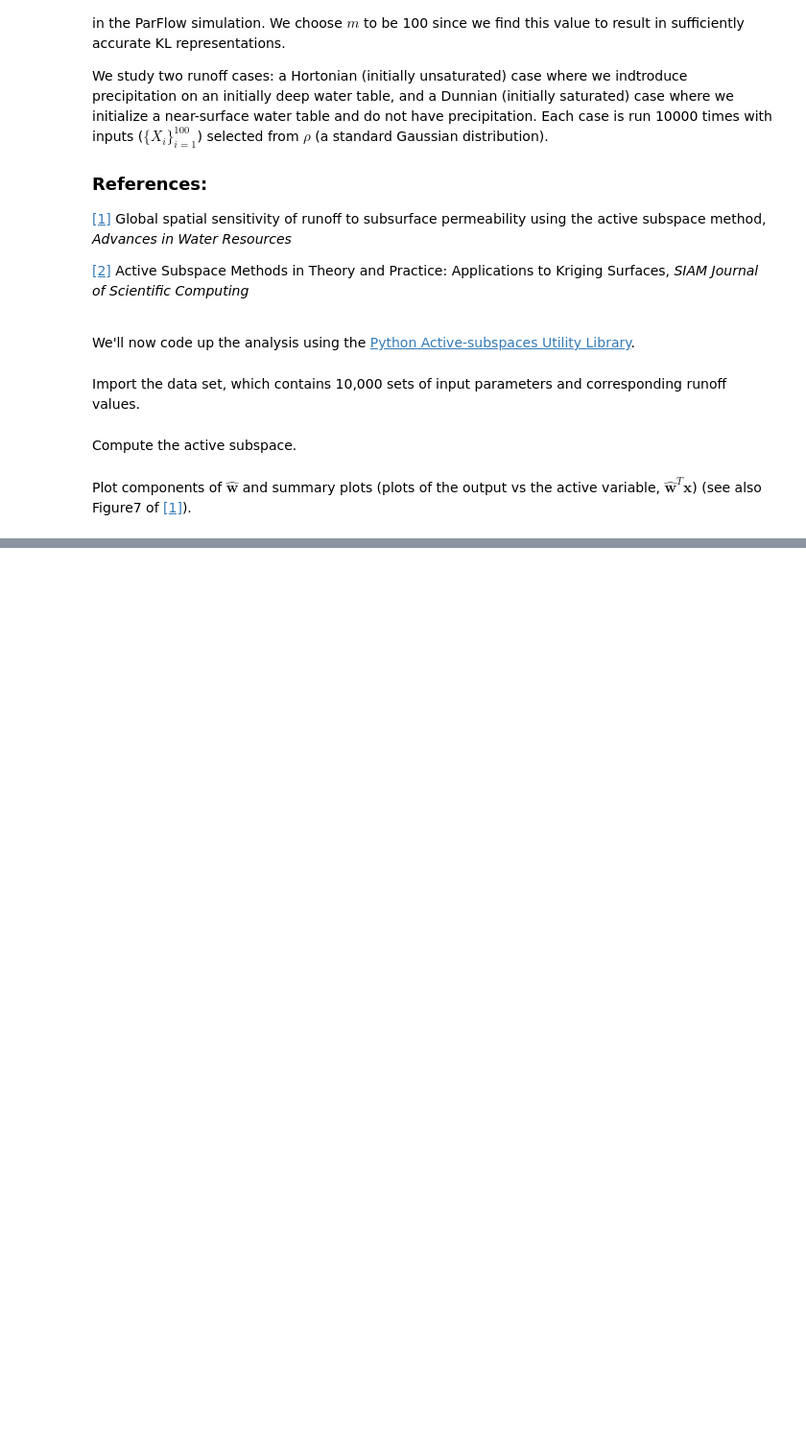
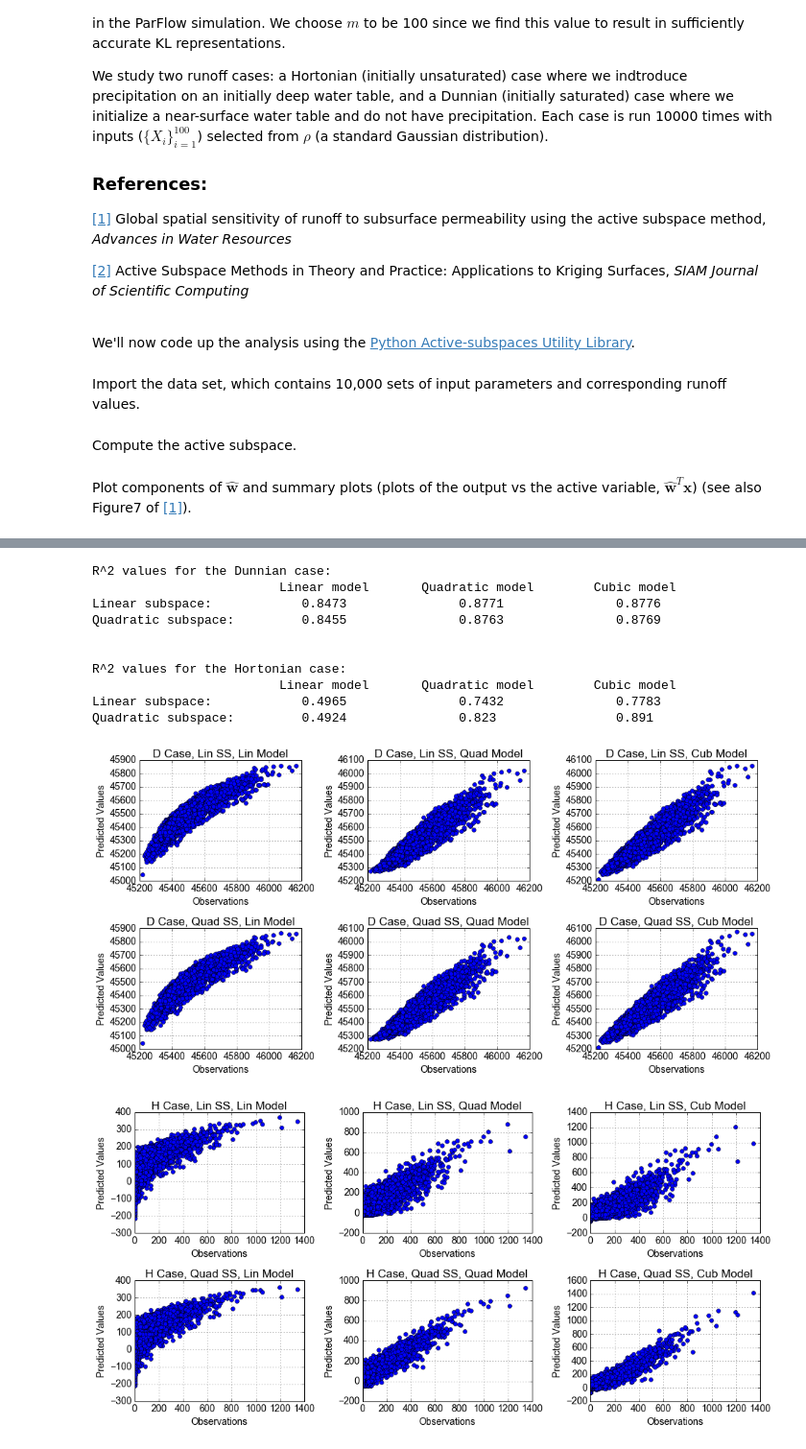
Before and after one commit to paulcon/as-data-sets, a Jupyter notebook: Subsurface_Permeability/Subsurface_permeability.ipynb, the cells around one changed output, grey strips where cells are left out. Shown at 96% size. Cells and saved outputs as stored; diff of their text form; code cells hidden in the pictures; blank space fills up the shorter version.

```diff
--- a/Subsurface_Permeability/Subsurface_permeability.ipynb
+++ b/Subsurface_Permeability/Subsurface_permeability.ipynb
@@ -141,0 +223,68 @@ Overall, active subspaces have helped us in characterizing runoff sensitivity to
+# %%
+#Partition subspaces according to eigenvalue gaps
+ss_sat.partition(1); ss_quad_sat.partition(1)
+ss_unsat.partition(3); ss_quad_unsat.partition(3)
+
+#Lists of R^2 values
+Rsqr_sat = [[], []]; Rsqr_unsat = [[], []]
+
+#response surface objects
+RS_lin = ac.utils.response_surfaces.PolynomialApproximation(1)
+RS_quad = ac.utils.response_surfaces.PolynomialApproximation(2)
+RS_cub = ac.utils.response_surfaces.PolynomialApproximation(3)
+
+RS = [RS_lin, RS_quad, RS_cub]
+sat = [ss_sat, ss_quad_sat]; unsat = [ss_unsat, ss_quad_unsat]
+
+#Plot data vs fitted values for the Dunnian case
+fig, axes = plt.subplots(2, 3, figsize=(14, 7)); axes = axes.reshape(6).squeeze()
+for i in range(6):
+    RS[i%3].train(XX.dot(sat[i/3].W1), f_sat)
+    Rsqr_sat[i/3].append(RS[i%3].Rsqr)
+    axes[i].plot(f_sat, RS[i%3].predict(XX.dot(sat[i/3].W1))[0], 'bo')
+    axes[i].set_xlabel('Observations'); axes[i].set_ylabel('Predicted Values')
+    axes[i].set_title('D Case, {} SS, {} Model'\
+        .format(['Lin', 'Quad'][i/3], ['Lin', 'Quad', 'Cub'][i%3]))
+    axes[i].grid(True)
+fig.tight_layout()
+
+#Plot data vs fitted values for the Hortonian case
+fig, axes = plt.subplots(2, 3, figsize=(14, 7)); axes = axes.reshape(6).squeeze()
+for i in range(6):
+    RS[i%3].train(XX.dot(unsat[i/3].W1), f_unsat)
+    Rsqr_unsat[i/3].append(RS[i%3].Rsqr)
+    axes[i].plot(f_unsat, RS[i%3].predict(XX.dot(unsat[i/3].W1))[0], 'bo')
+    axes[i].set_xlabel('Observations'); axes[i].set_ylabel('Predicted Values')
+    axes[i].set_title('H Case, {} SS, {} Model'\
+        .format(['Lin', 'Quad'][i/3], ['Lin', 'Quad', 'Cub'][i%3]))
+    axes[i].grid(True)
+fig.tight_layout()
+
+
+#Display R^2 values
+print 'R^2 values for the Dunnian case:'
+print '{:<20} {:^20} {:^20} {:^20}'\
+    .format('', 'Linear model', 'Quadratic model', 'Cubic model')
+for i in range(2):
+    print '{:<20} {:^20.4} {:^20.4} {:^20.4}'\
+        .format(['Linear subspace:', 'Quadratic subspace:'][i], *Rsqr_sat[i])
+
+print '\n\nR^2 values for the Hortonian case:'
+print '{:<20} {:^20} {:^20} {:^20}'\
+    .format('', 'Linear model', 'Quadratic model', 'Cubic model')
+for i in range(2):
+    print '{:<20} {:^20.4} {:^20.4} {:^20.4}'\
+        .format(['Linear subspace:', 'Quadratic subspace:'][i], *Rsqr_unsat[i])
+# %% [output]
+R^2 values for the Dunnian case:
+                         Linear model       Quadratic model        Cubic model
+Linear subspace:            0.8473               0.8771               0.8776
+Quadratic subspace:         0.8455               0.8763               0.8769
+
+
+R^2 values for the Hortonian case:
+                         Linear model       Quadratic model        Cubic model
+Linear subspace:            0.4965               0.7432               0.7783
+Quadratic subspace:         0.4924               0.823                0.891
+[figure, added]
+[figure, added]
```
Also changed, not shown: parts of 9 cells of this notebook.
